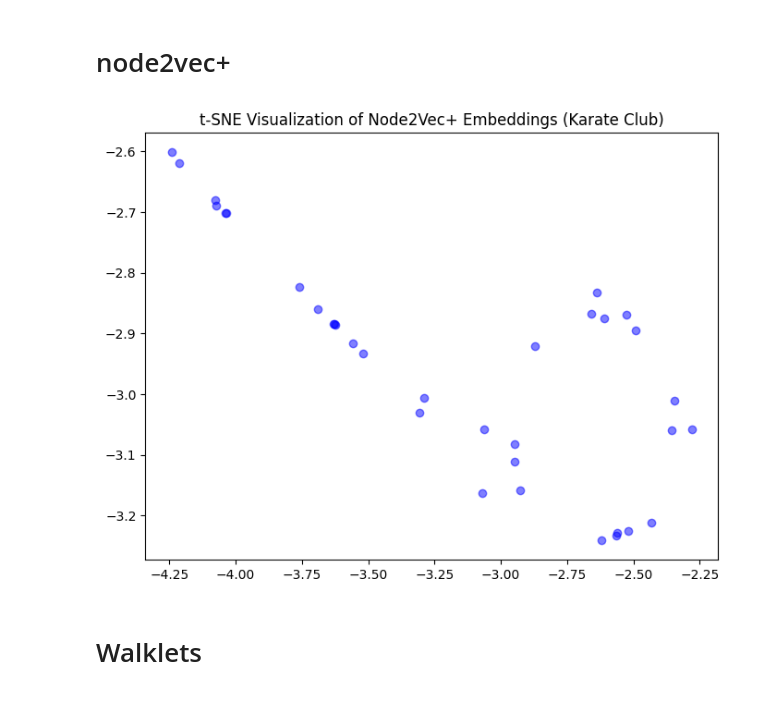
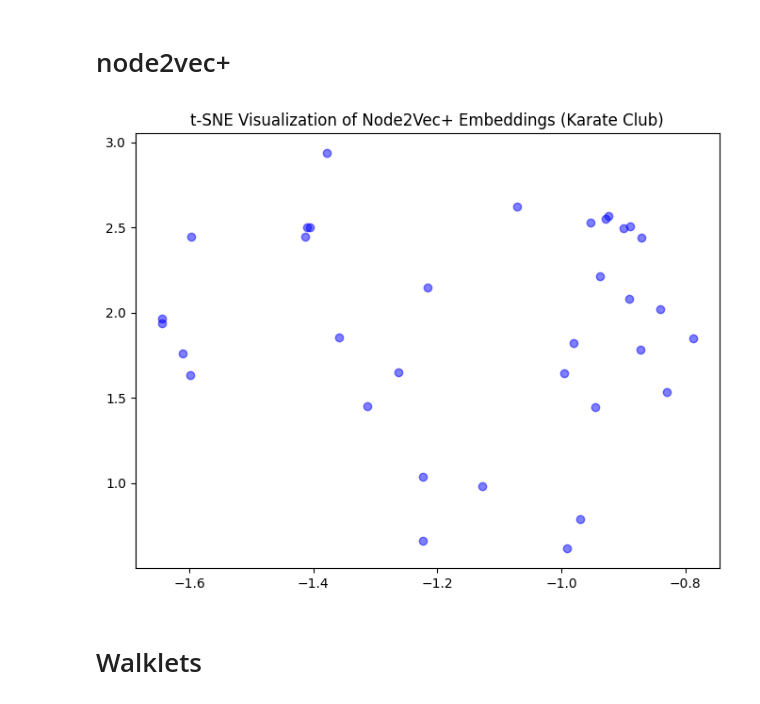
Before and after one commit to NSLab-CUK/Graph-Mining-Spring-2024, a Jupyter notebook: W11/Practice_11.ipynb, the cells around one changed output. Drawn from its saved outputs; the diff is of its cells as text; code cells hidden in the pictures.

```diff
--- a/W11/Practice_11.ipynb
+++ b/W11/Practice_11.ipynb
@@ -416,10 +330,47 @@ plt.show()
 # %%
 import numpy as np
 import random
-from gensim.models import Word2Vec
 import networkx as nx
 from sklearn.manifold import TSNE
 from multiprocessing import Pool
+
+class Word2Vec:
+    def __init__(self, dimensions=128, window=5, learning_rate=0.025):
+        self.dimensions = dimensions
+        self.window = window
+        self.learning_rate = learning_rate
+
+    def initialize_weights(self, vocab_size):
+        self.input_weights = np.random.uniform(-0.5 / self.dimensions, 0.5 / self.dimensions, (vocab_size, self.dimensions))
+        self.output_weights = np.random.uniform(-0.5 / self.dimensions, 0.5 / self.dimensions, (vocab_size, self.dimensions))
+
+    def train(self, corpus, epochs=1):
+        vocab = set()
+        for sentence in corpus:
+            vocab.update(sentence)
+        vocab = list(vocab)
+        vocab_size = len(vocab)
+        self.initialize_weights(vocab_size)
+
+        for _ in range(epochs):
+            for sentence in corpus:
+                for i, target_word in enumerate(sentence):
+                    target_index = vocab.index(target_word)
+                    for j in range(max(0, i - self.window), min(len(sentence), i + self.window + 1)):
+                        if j != i:
+                            context_word = sentence[j]
+                            context_index = vocab.index(context_word)
+                            self.update_weights(target_index, context_index)
+
+    def update_weights(self, target_index, context_index):
+        input_vector = self.input_weights[target_index]
+        output_vector = self.output_weights[context_index]
+        score = np.dot(input_vector, output_vector)
+        exp_score = np.exp(score)
+        grad = exp_score / (1 + exp_score)
+        grad = (1 - grad) * self.learning_rate
+        self.input_weights[target_index] += grad * output_vector
+        self.output_weights[context_index] += grad * input_vector
 
 class Node2VecPlus:
     def __init__(self, graph, dimensions=128, walk_length=80, num_walks=10, p=1, q=1, num_workers=4):
@@ -477,37 +428,38 @@ class Node2VecPlus:
             return 1 / self.q
 
     def learn_embeddings(self, walks):
-        model = Word2Vec(walks, vector_size=self.dimensions, window=5, min_count=0, sg=1, workers=self.num_workers, epochs=1)
-        self.embeddings = {node: model.wv[node] for node in model.wv.index_to_key}
+        w2v = Word2Vec(dimensions=self.dimensions)
+        w2v.train(walks)
+        self.embeddings = {node: w2v.input_weights[i] for i, node in enumerate(self.graph.nodes())}
 
 # Load Karate Club dataset
 G = nx.karate_club_graph()
 
 # Initialize Node2Vec+
 node2vec_plus = Node2VecPlus(G)
 
 # Generate walks
 walks = node2vec_plus.generate_walks()
 
 # Learn embeddings
 node2vec_plus.learn_embeddings(walks)
 
 # Extract node embeddings
 embeddings = np.array([node2vec_plus.embeddings[node] for node in sorted(G.nodes())])
 
 # Visualize embeddings using t-SNE
 tsne = TSNE(n_components=2, random_state=42)
 X_embedded = tsne.fit_transform(embeddings)
 
 # Plot the embeddings
 import matplotlib.pyplot as plt
 plt.figure(figsize=(8, 6))
 for i in range(len(X_embedded)):
     plt.scatter(X_embedded[i, 0], X_embedded[i, 1], c='b', label='Node', alpha=0.5)
 plt.title('t-SNE Visualization of Node2Vec+ Embeddings (Karate Club)')
 plt.show()
 # %% [output]
-[figure, old version]
+[figure, new version]
 # %% [markdown]
 # Walklets
 # %%
```
Also changed, not shown: parts of 2 cells of this notebook.
